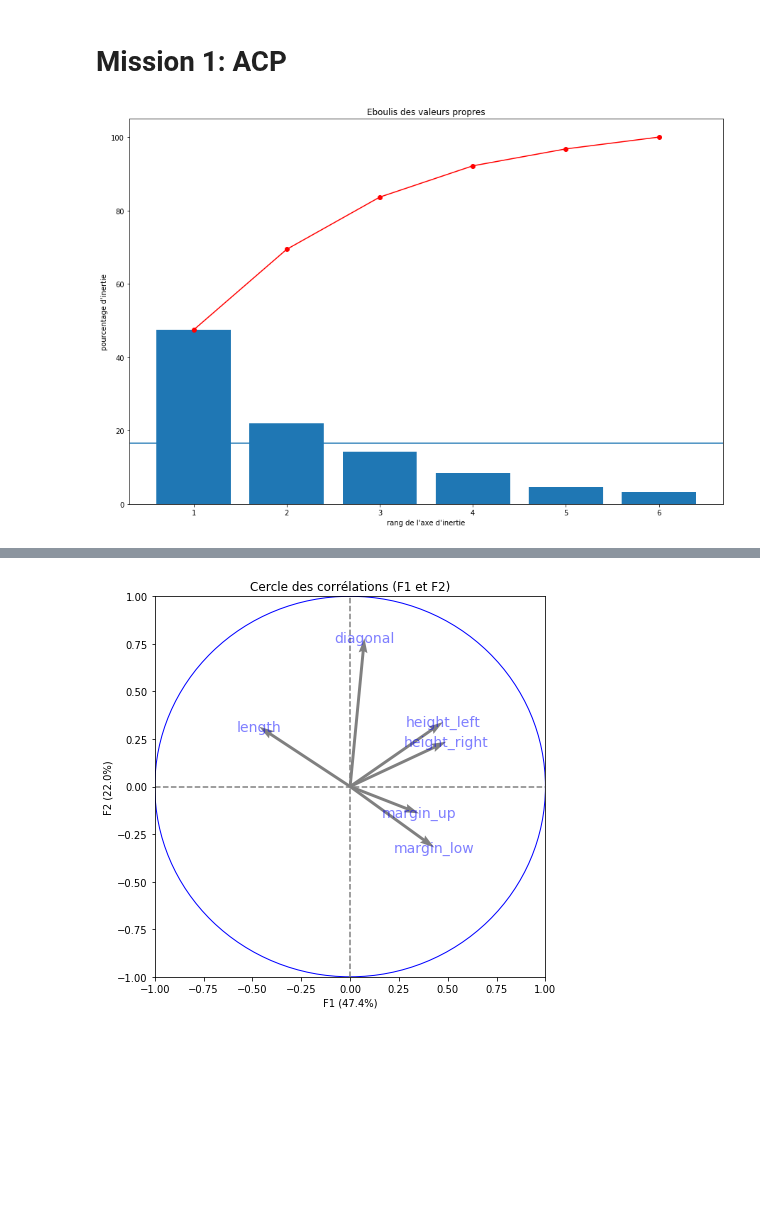
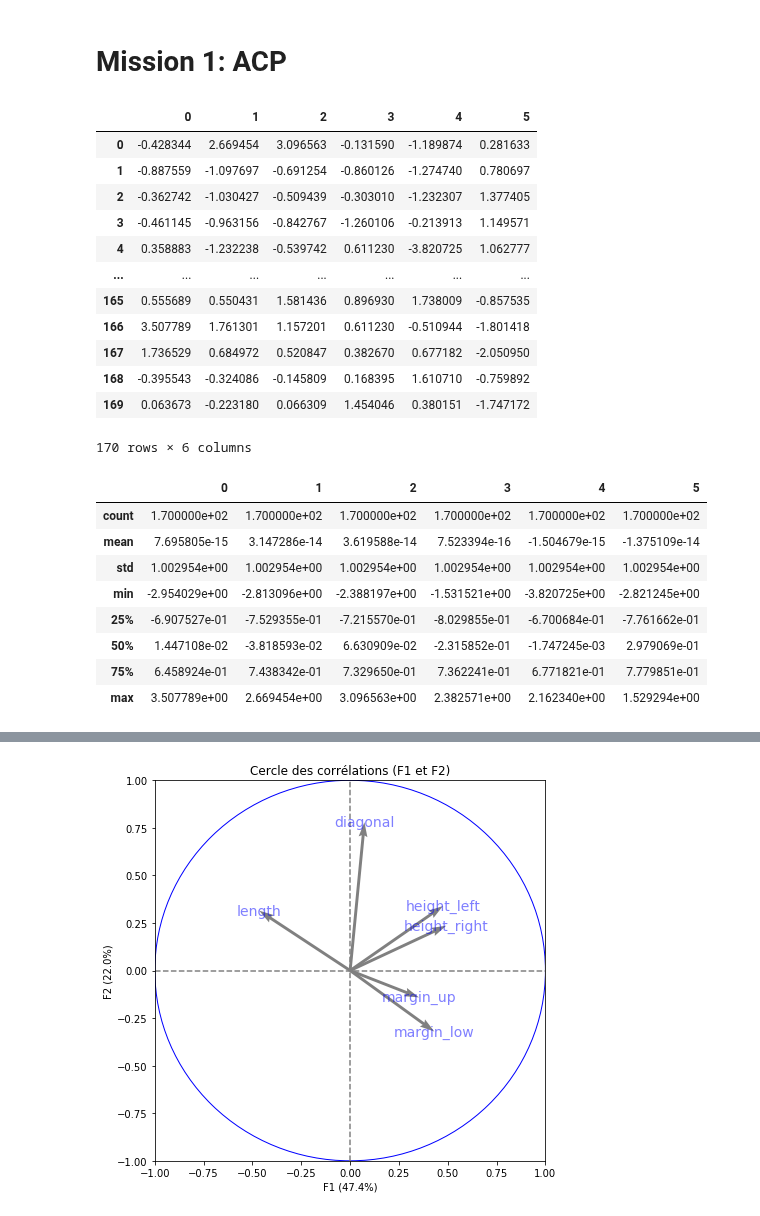
Before and after one commit to Sh4mSh4m/OCR_DA_proj6, a Jupyter notebook: Projet 6.ipynb, the cells around one changed output, grey strips where cells are left out. Drawn from its saved outputs; the diff is of its cells as text; code cells hidden in the pictures; blank space fills up the shorter version.

```diff
--- a/Projet 6.ipynb
+++ b/Projet 6.ipynb
@@ -108,13 +108,32 @@ from functions import *
 X = data_raw.drop(columns=["is_genuine"]).values
 std_scale = preprocessing.StandardScaler().fit(X)
 X_scaled=std_scale.transform(X)
-
-
-pca = decomposition.PCA(n_components=6)
-pca.fit(X_scaled)
-
-fig1_1 = plt.figure(figsize=(15, 10))
-plt.axhline(16.6)
-display_scree_plot(pca)
-# %% [output]
-[figure, removed]
+# %%
+PDX_scaled = pd.DataFrame(X_scaled)
+PDX_scaled
+# %% [output]
+|  | 0 | 1 | 2 | 3 | 4 | 5 |
+| 0 | -0.428344 | 2.669454 | 3.096563 | -0.131590 | -1.189874 | 0.281633 |
+| 1 | -0.887559 | -1.097697 | -0.691254 | -0.860126 | -1.274740 | 0.780697 |
+| 2 | -0.362742 | -1.030427 | -0.509439 | -0.303010 | -1.232307 | 1.377405 |
+| 3 | -0.461145 | -0.963156 | -0.842767 | -1.260106 | -0.213913 | 1.149571 |
+| 4 | 0.358883 | -1.232238 | -0.539742 | 0.611230 | -3.820725 | 1.062777 |
+| ... | ... | ... | ... | ... | ... | ... |
+| 165 | 0.555689 | 0.550431 | 1.581436 | 0.896930 | 1.738009 | -0.857535 |
+| 166 | 3.507789 | 1.761301 | 1.157201 | 0.611230 | -0.510944 | -1.801418 |
+| 167 | 1.736529 | 0.684972 | 0.520847 | 0.382670 | 0.677182 | -2.050950 |
+| 168 | -0.395543 | -0.324086 | -0.145809 | 0.168395 | 1.610710 | -0.759892 |
+| 169 | 0.063673 | -0.223180 | 0.066309 | 1.454046 | 0.380151 | -1.747172 |
+170 rows × 6 columns
+# %%
+PDX_scaled.describe()
+# %% [output]
+|  | 0 | 1 | 2 | 3 | 4 | 5 |
+| count | 1.700000e+02 | 1.700000e+02 | 1.700000e+02 | 1.700000e+02 | 1.700000e+02 | 1.700000e+02 |
+| mean | 7.695805e-15 | 3.147286e-14 | 3.619588e-14 | 7.523394e-16 | -1.504679e-15 | -1.375109e-14 |
+| std | 1.002954e+00 | 1.002954e+00 | 1.002954e+00 | 1.002954e+00 | 1.002954e+00 | 1.002954e+00 |
+| min | -2.954029e+00 | -2.813096e+00 | -2.388197e+00 | -1.531521e+00 | -3.820725e+00 | -2.821245e+00 |
+| 25% | -6.907527e-01 | -7.529355e-01 | -7.215570e-01 | -8.029855e-01 | -6.700684e-01 | -7.761662e-01 |
+| 50% | 1.447108e-02 | -3.818593e-02 | 6.630909e-02 | -2.315852e-01 | -1.747245e-03 | 2.979069e-01 |
+| 75% | 6.458924e-01 | 7.438342e-01 | 7.329650e-01 | 7.362241e-01 | 6.771821e-01 | 7.779851e-01 |
+| max | 3.507789e+00 | 2.669454e+00 | 3.096563e+00 | 2.382571e+00 | 2.162340e+00 | 1.529294e+00 |
```
Also changed, not shown: parts of 30 cells of this notebook, 1 other file.
